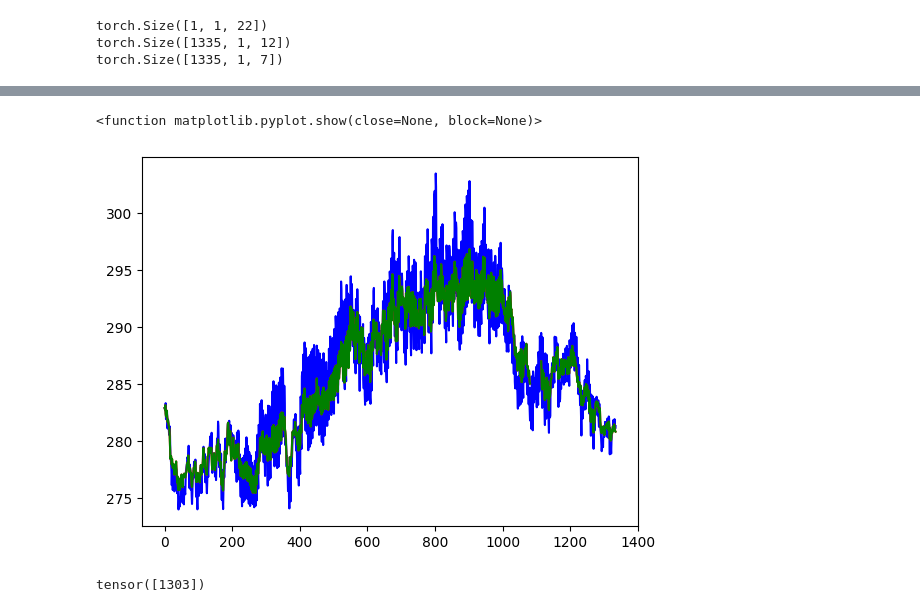
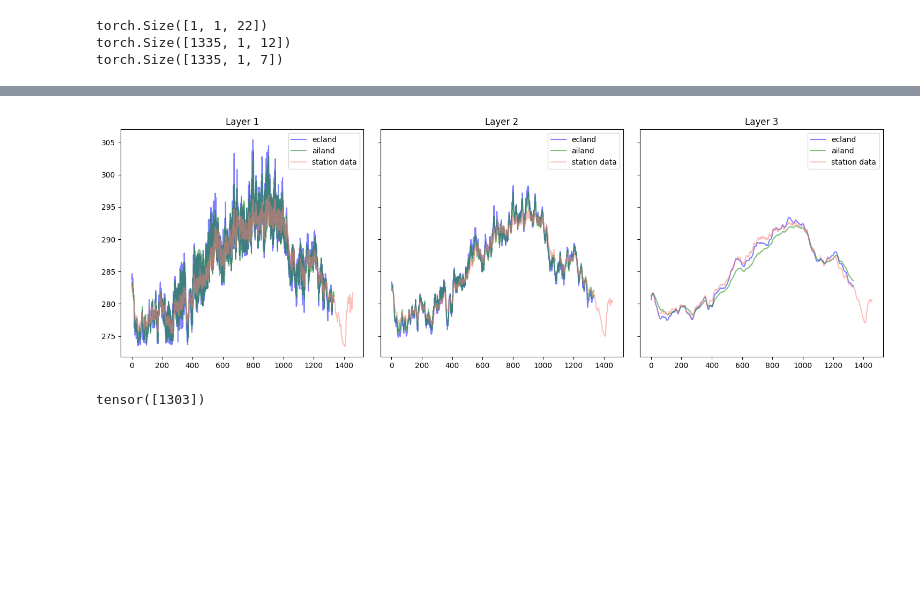
Before and after one commit to MWesselkamp/forecast-horizons, a Jupyter notebook: ecland-emulator/notebooks/evaluation_template.ipynb, the cells around one changed output, grey strips where cells are left out. Drawn from its saved outputs; the diff is of its cells as text; code cells hidden in the pictures; blank space fills up the shorter version.

Commit message:
initial obs run

```diff
--- a/ecland-emulator/notebooks/evaluation_template.ipynb
+++ b/ecland-emulator/notebooks/evaluation_template.ipynb
@@ -99,0 +128,14 @@ torch.Size([1335, 1, 7])
+# %%
+CONFIG['dyn_transform'] = "zscoring"
+CONFIG['stat_transform'] = "zscoring"
+CONFIG['prog_transform'] = "zscoring"
+CONFIG['diag_transform'] = "zscoring"
+
+ForecastMLP = ForecastModule(hpars=HPARS, config=CONFIG)
+dataset = ForecastMLP.initialise_dataset()
+model = ForecastMLP.load_model()
+X_static, X_met, Y_prog = ForecastMLP.load_test_data(dataset)
+
+print(X_static.shape)
+print(X_met.shape)
+print(Y_prog.shape)
@@ -179,15 +202,28 @@ Backtransforming
 # %%
-#climatology_mu.shape
-#climatology = climatology_mu[:len(dynamic_features), :, 0]
+fig, ax = plt.subplots(1, 3, figsize=(15, 5), sharex=True, sharey=True)
 
-#plt.plot(climatology, color = "black")
-plt.plot(dynamic_features_prediction[:,:,3], color = "blue", label = "ailand")
-plt.plot(dynamic_features[:,:,3], color = "red", label = "observations")
-plt.plot(Y_prog_inv[:,:,3], color = "green", label = "ecland")
-plt.show
+ax[0].plot(Y_prog_inv[:,:,3], color="blue", label="ecland", alpha = 0.5)
+ax[0].plot(dynamic_features_prediction[:,:,3], color="green", label="ailand", alpha = 0.5)
+ax[0].plot(station_data[:,:,0], color="salmon", label="station data", alpha = 0.5)
+ax[0].set_title("Layer 1")
+ax[0].legend()
+
+ax[1].plot(Y_prog_inv[:,:,4], color="blue", label="ecland", alpha = 0.5)
+ax[1].plot(dynamic_features_prediction[:,:,4], color="green", label="ailand", alpha = 0.5)
+ax[1].plot(station_data[:,:,1], color="salmon", label="station data", alpha = 0.5)
+ax[1].set_title("Layer 2")
+ax[1].legend()
+
+ax[2].plot(Y_prog_inv[:,:,5], color="blue", label="ecland", alpha = 0.5)
+ax[2].plot(dynamic_features_prediction[:,:,5], color="green", label="ailand", alpha = 0.5)
+ax[2].plot(station_data[:,:,2], color="salmon", label="station data", alpha = 0.5)
+ax[2].set_title("Layer 3")
+ax[2].legend()
+
+plt.tight_layout()
+plt.show()
 # %% [output]
-<function matplotlib.pyplot.show(close=None, block=None)>
-[figure, old version]
+[figure, new version]
 # %%
 sum(dynamic_features[:,:,3] == Y_prog_inv[:,:,3])
 # %% [output]
```
Also changed, not shown: parts of 11 cells of this notebook, 4 other files.
